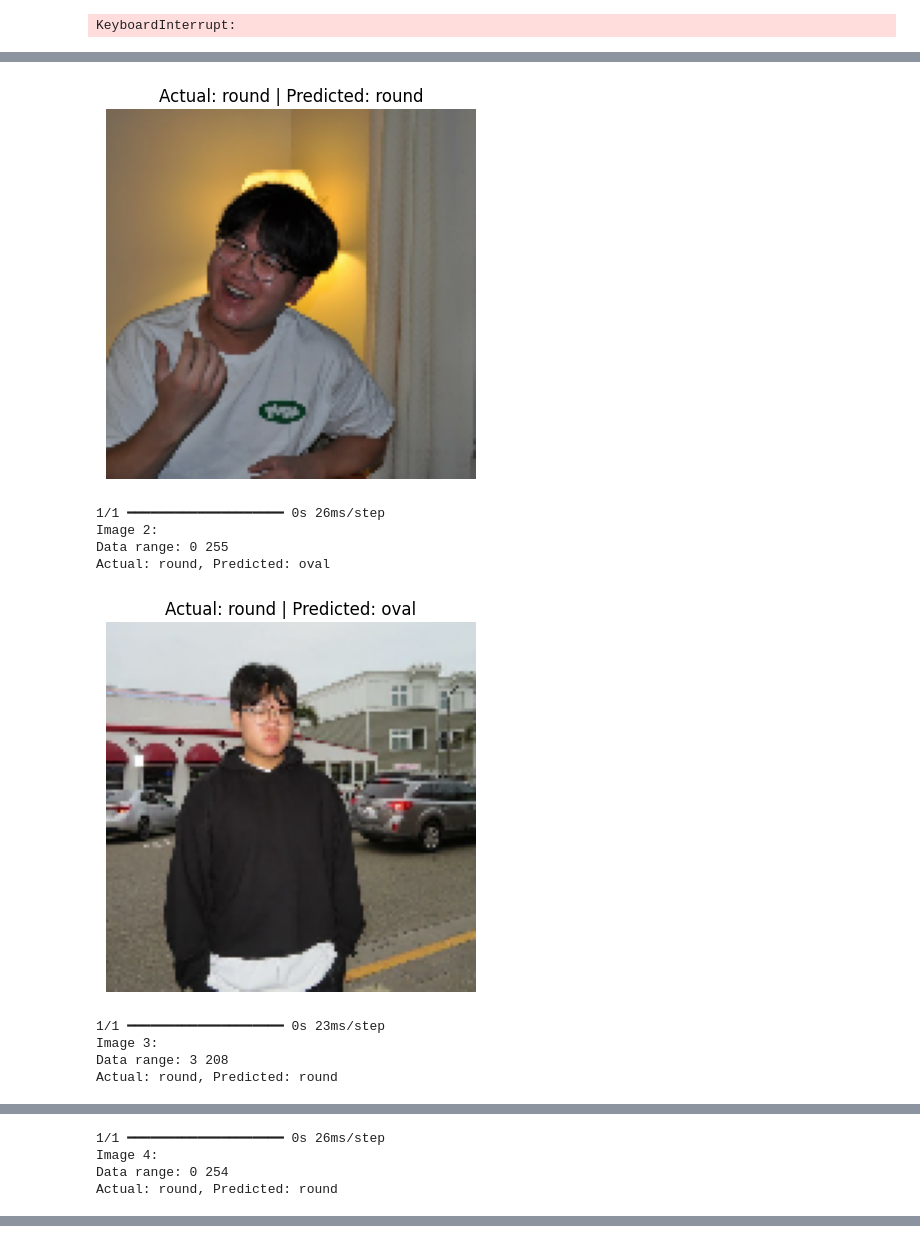
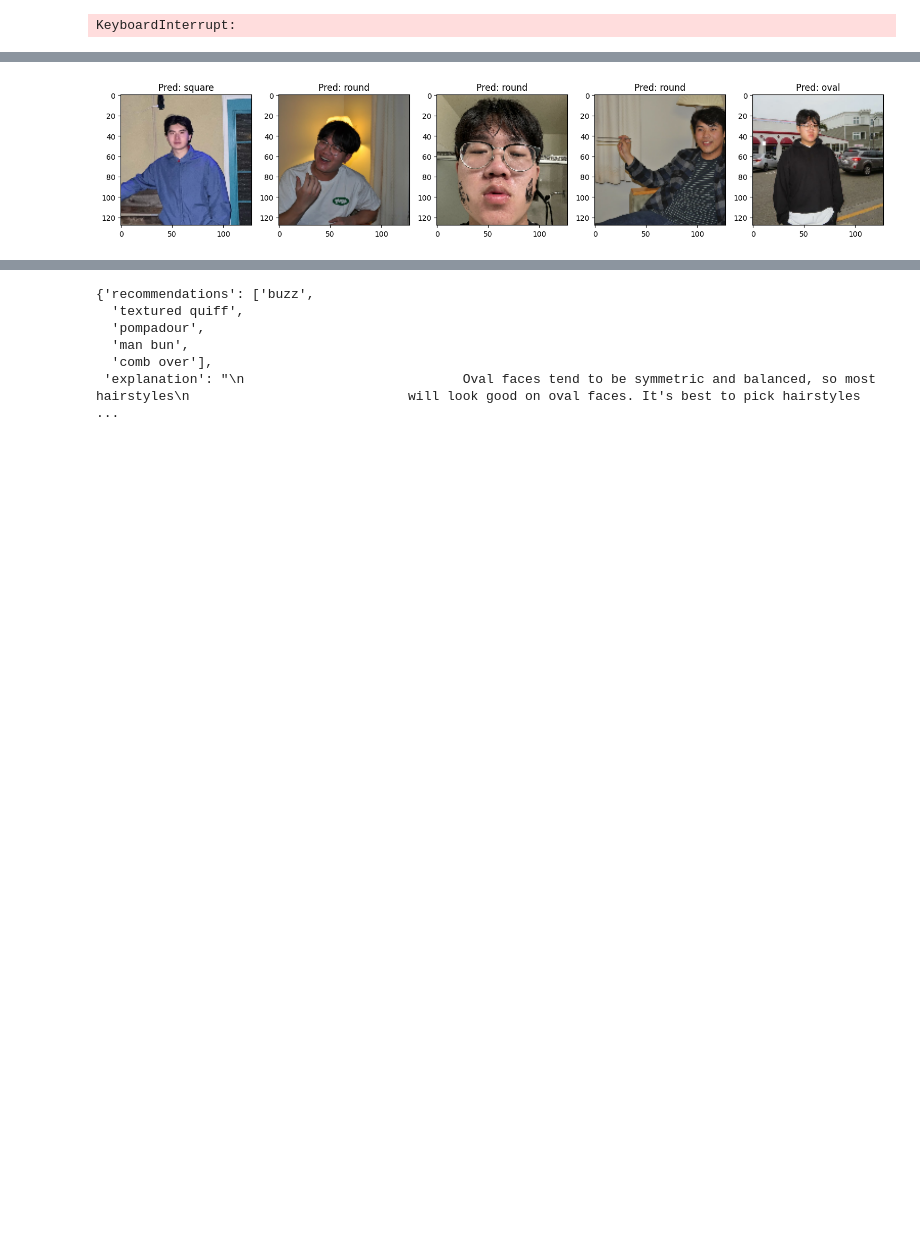
Before and after one commit to BaldoHado/ILikeYaCutBot, a Jupyter notebook: face_shape.ipynb, the cells around one changed output, grey strips where cells are left out. Cells and saved outputs as stored; diff of their text form; code cells hidden in the pictures; blank space fills up the shorter version.

Commit message:
Add face shape suggestions

```diff
--- a/face_shape.ipynb
+++ b/face_shape.ipynb
@@ -45,0 +46,2 @@ Found 276 files belonging to 5 classes.
+# %%
+model = keras.saving.load_model("face_shape_models/face_shape_identifier.keras", safe_mode=False)
@@ -133,29 +137,29 @@ model.save('saved_models/face_shape_identifier.keras')
 # %%
 mapping = {"0": "heart", "1": "oblong", "2": "oval", "3": "round", "4": "square"}
 # %%
+import matplotlib.pyplot as plt
+import numpy as np
+
 manual_ds = keras.preprocessing.image_dataset_from_directory(
     'manual/',
     image_size=(128, 128),
     crop_to_aspect_ratio=True,
     seed=40)
 
-for images, labels in manual_ds.take(1):  # Take the first batch
-    print('Batch size:', images.shape[0])
-    for i in range(min(10, images.shape[0])):  # Loop through the first 10 images
+
+
+for images, labels in manual_ds.take(1):
+    fig, axes = plt.subplots(1, images.shape[0], figsize=(15, 5))
+    for i in range(images.shape[0]):
         image = images[i].numpy().astype('uint8')
         label = labels[i].numpy()
 
-        # Predict the label for the image
         predicted_label = np.argmax(model.predict(np.expand_dims(image, axis=0)), axis=1)[0]
 
-        # Display details and the image
-        print(f"Image {i+1}:")
-        print('Data range:', image.min(), image.max())
-        print(f"Actual: {mapping[str(label)]}, Predicted: {mapping[str(predicted_label)]}")
-
-        # Display the image with the actual and predicted labels
-        plt.imshow(image)
-        plt.title(f"Actual: {mapping[str(label)]} | Predicted: {mapping[str(predicted_label)]}")
-        plt.axis('off')
-        plt.show()
+        ax = axes[i]
+        ax.imshow(image)
+        ax.set_title(f"Pred: {mapping[str(predicted_label)]}")
+        face_shape = mapping[str(predicted_label)]
+    plt.tight_layout()
+    plt.show()
 # %% [output]
@@ -168,10 +172 @@ Actual: round, Predicted: round
-[figure, old version]
+[figure, new version]
-1/1 ━━━━━━━━━━━━━━━━━━━━ 0s 26ms/step
-Image 2:
-Data range: 0 255
-Actual: round, Predicted: oval
-[figure, removed]
-1/1 ━━━━━━━━━━━━━━━━━━━━ 0s 23ms/step
-Image 3:
-Data range: 3 208
-Actual: round, Predicted: round
@@ -179,4 +172,0 @@ Actual: round, Predicted: round
-1/1 ━━━━━━━━━━━━━━━━━━━━ 0s 26ms/step
-Image 4:
-Data range: 0 254
-Actual: round, Predicted: round
@@ -183,0 +326,14 @@ Actual: round, Predicted: round
+# %%
+
+gender = input("Select gender: Male or Female")
+if gender.lower() not in ["male", "female"]:
+    raise ValueError("Please select from male and female.")
+
+get_optimal_hairstyle(gender, face_shape)
+# %% [output]
+{'recommendations': ['buzz',
+  'textured quiff',
+  'pompadour',
+  'man bun',
+  'comb over'],
+ 'explanation': "\n                            Oval faces tend to be symmetric and balanced, so most hairstyles\n                            will look good on oval faces. It's best to pick hairstyles  ...
```
Also changed, not shown: parts of 5 cells of this notebook.
